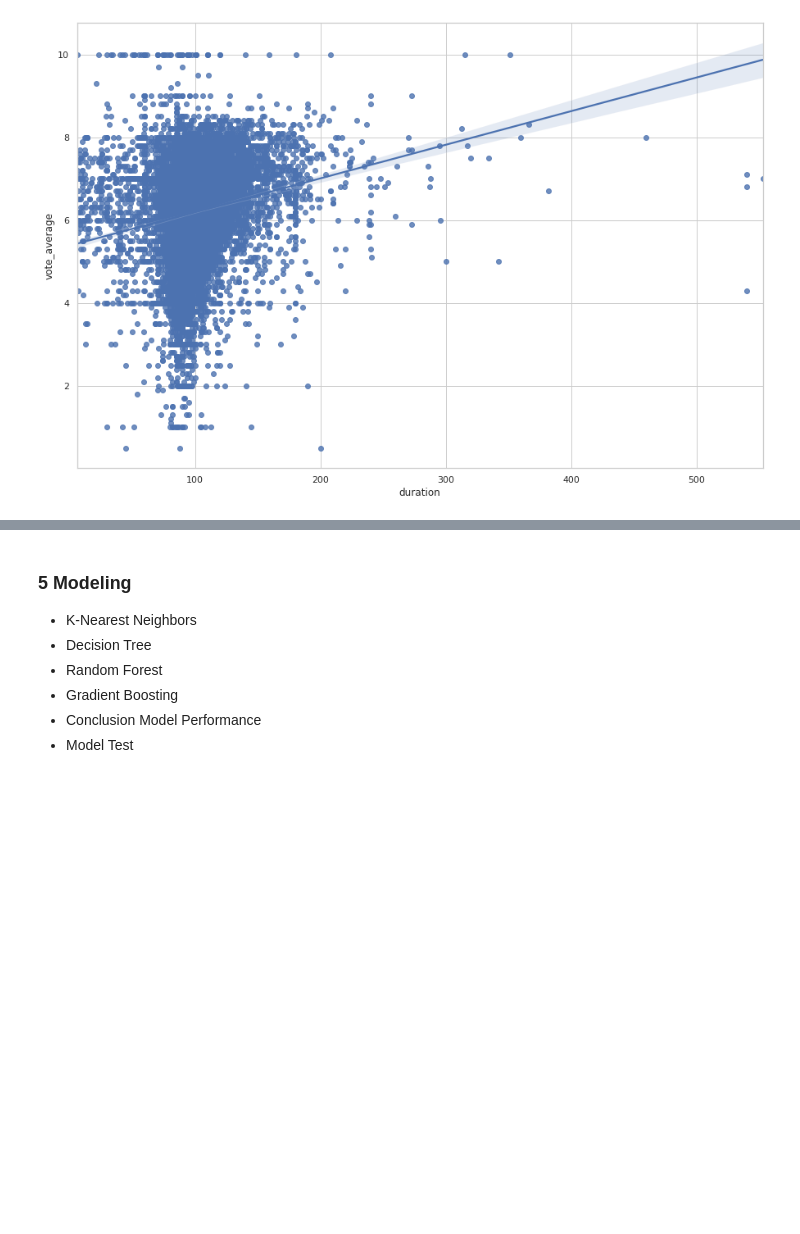
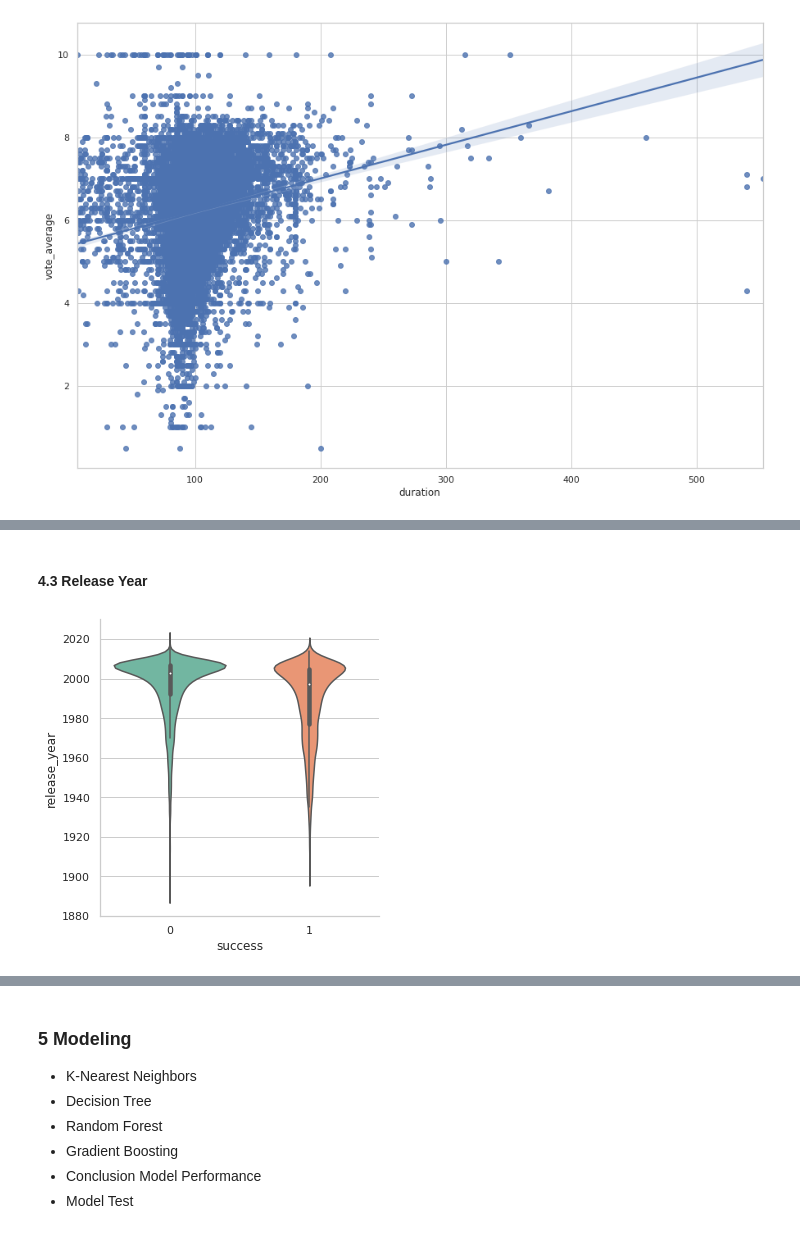
Before and after one commit to serenaZhou/INFO7390_Data_Sci, a Jupyter notebook: Project.ipynb, the cells around one changed output, grey strips where cells are left out. Cells and saved outputs as stored; diff of their text form; code cells hidden in the pictures; blank space fills up the shorter version.

```diff
--- a/Project.ipynb
+++ b/Project.ipynb
@@ -272,0 +354,20 @@ plt.show()
+# %%
+# The Q1,median,Q3,95% of budget of non-zero movies
+non_zero_budget_Q1 = raw_data.budget[raw_data.budget>0].quantile(0.25)
+non_zero_budget_median = raw_data.budget[raw_data.budget>0].quantile(0.5)
+non_zero_budget_Q3 = raw_data.budget[raw_data.budget>0].quantile(0.75)
+non_zero_budget_95 = raw_data.budget[raw_data.budget>0].quantile(0.95)
+# %%
+# Create new feature of budget
+raw_data['VeryLowBudget'] = raw_data['budget'].map(lambda s: 1 if s < non_zero_budget_Q1 else 0)
+raw_data['LowBudget'] = raw_data['budget'].map(lambda s: 1 if non_zero_budget_Q1 <= s < non_zero_budget_median else 0)
+raw_data['MedBudget'] = raw_data['budget'].map(lambda s: 1 if  non_zero_budget_median <= s < non_zero_budget_Q3 else 0)
+raw_data['HighBudget'] = raw_data['budget'].map(lambda s: 1 if non_zero_budget_Q3 <= s < non_zero_budget_95 else 0)
+raw_data['VeryHighBudget'] = raw_data['budget'].map(lambda s: 1 if s >= non_zero_budget_95 else 0)
+# %% [markdown]
+#### 4.3 Release Year
+# %%
+# Release Year Distribution
+g = sns.factorplot(y="release_year",x="success",data=raw_data,kind="violin", palette = "Set2")
+# %% [output]
+[figure, added]
```
Also changed, not shown: parts of 24 cells of this notebook.
